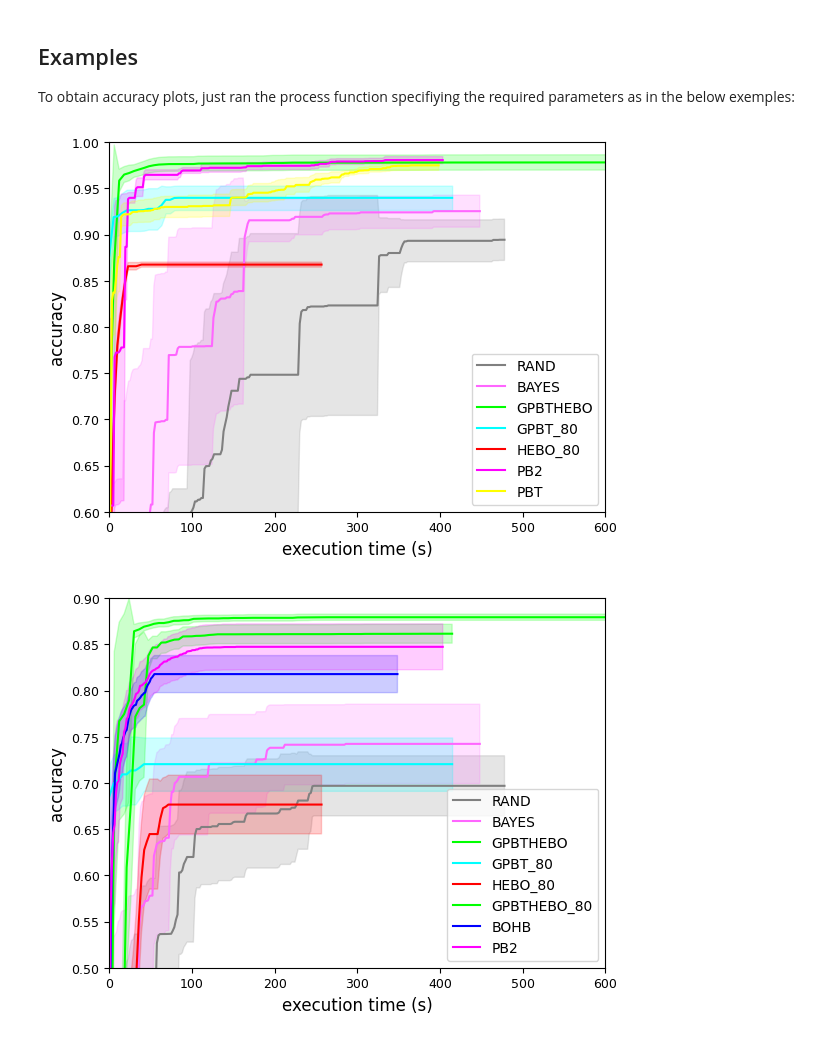
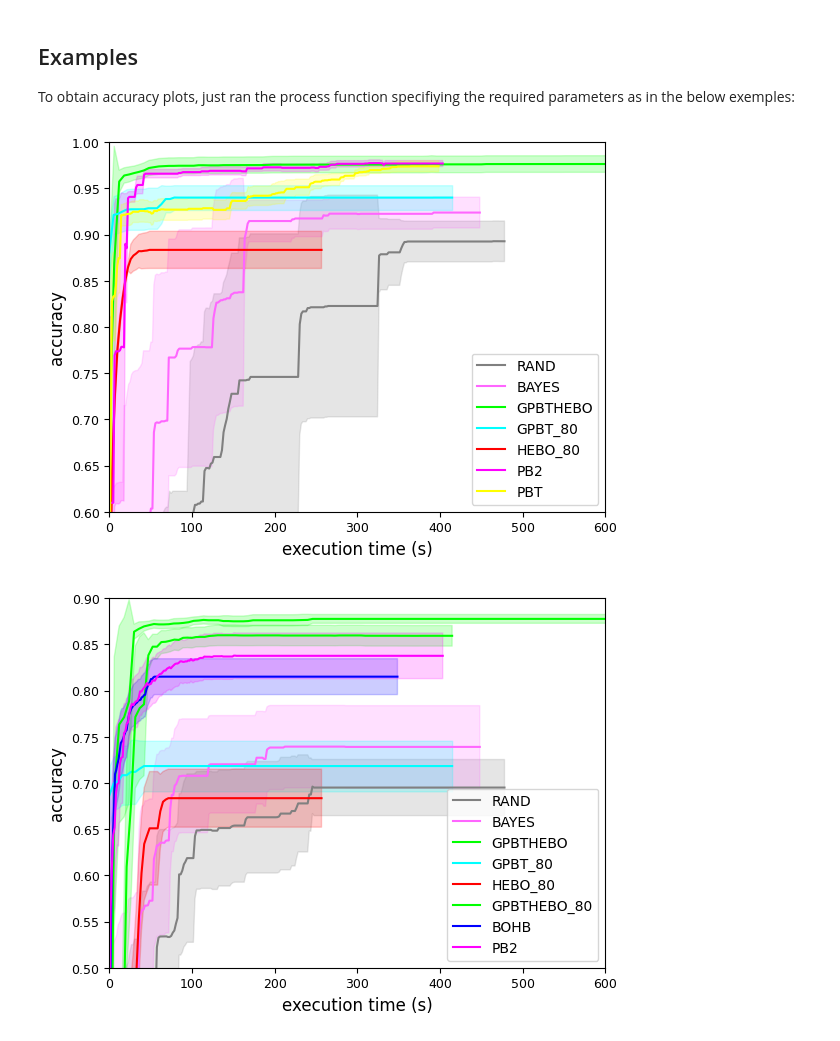
Before and after one commit to TheBlueHawk/GPBT-HEBO, a Jupyter notebook: analytics.ipynb, the cells around one changed output. Saved outputs shown, nothing was run; the diff lists cells and outputs as text; code cells hidden in the pictures.

Commit message:
recompute figures

```diff
--- a/analytics.ipynb
+++ b/analytics.ipynb
@@ -139,10 +139,10 @@ def process(dataset: str, algos = ["RAND"], fast_algos = [], tune_algos=[], mode
 ## Examples
 To obtain accuracy plots, just ran the process function specifiying the required parameters as in the below exemples:
 # %%
-process(dataset="MNIST", algos=["RAND", "BAYES", "GPBTHEBO"], fast_algos=["GPBT", "HEBO"], tune_algos=["PB2", "PBT"], ymin=0.6, val=True)
+process(dataset="MNIST", algos=["RAND", "BAYES", "GPBTHEBO"], fast_algos=["GPBT", "HEBO"], tune_algos=["PB2", "PBT"], ymin=0.6, val=False)
 # %% [output]
-[figure, old version]
+[figure, new version]
 # %%
-process(dataset="FMNIST", algos=["RAND", "BAYES", "GPBTHEBO"], fast_algos=["GPBT", "HEBO", "GPBTHEBO"], tune_algos=["BOHB", "PB2"], ymax=0.9, ymin=0.5, val=True)
+process(dataset="FMNIST", algos=["RAND", "BAYES", "GPBTHEBO"], fast_algos=["GPBT", "HEBO", "GPBTHEBO"], tune_algos=["BOHB", "PB2"], ymax=0.9, ymin=0.5, val=False)
 # %% [output]
-[figure, old version]
+[figure, new version]
```
Also changed, not shown: 4 other files.
